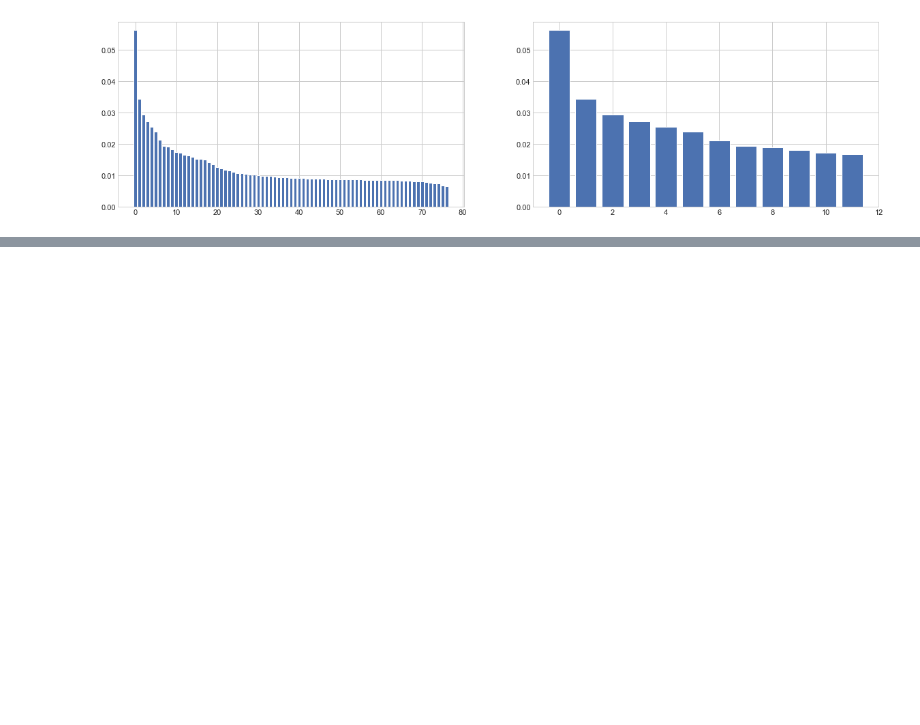
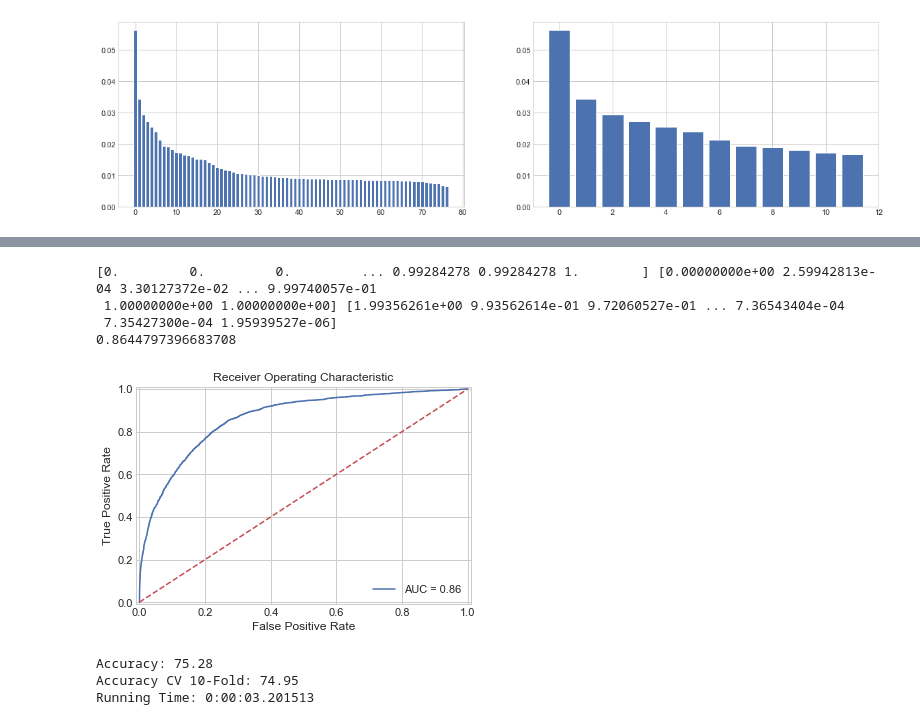
Before and after one commit to clayll/AdvancedDataAnalysis, a Jupyter notebook: docTang/5.人口普查数据集项目实战-收入预测/ll人口收入普查.ipynb, the cells around one changed output, grey strips where cells are left out. Saved outputs shown, nothing was run; the diff lists cells and outputs as text; code cells hidden in the pictures; blank space fills up the shorter version.

```diff
--- a/docTang/5.人口普查数据集项目实战-收入预测/ll人口收入普查.ipynb
+++ b/docTang/5.人口普查数据集项目实战-收入预测/ll人口收入普查.ipynb
@@ -700,0 +883,24 @@ plt.bar(range(0,fit2.explained_variance_ratio_.size),fit2.explained_variance_rat
+# %%
+# 返回结果
+def fit_ml_algo(algo, X_train, y_train, X_test, cv):
+    # One Pass
+    model = algo.fit(X_train, y_train)
+    test_pred = model.predict(X_test)
+    if (isinstance(algo, (LogisticRegression,
+                          KNeighborsClassifier,
+                          GaussianNB,
+                          DecisionTreeClassifier,
+                          RandomForestClassifier,
+                          GradientBoostingClassifier))):
+        probs = model.predict_proba(X_test)[:,1]
+    else:
+        probs = "Not Available"
+    acc = round(model.score(X_test, y_test) * 100, 2)
+    # CV
+    train_pred = model_selection.cross_val_predict(algo,
+                                                  X_train,
+                                                  y_train,
+                                                  cv=cv,
+                                                  n_jobs = -1)
+    acc_cv = round(metrics.accuracy_score(y_train, train_pred) * 100, 2)
+    return train_pred, test_pred, acc, acc_cv, probs
@@ -700,0 +963,13 @@ plt.bar(range(0,fit2.explained_variance_ratio_.size),fit2.explained_variance_rat
+# %%
+# Logistic Regression
+import datetime
+start_time = time.time()
+train_pred_log, test_pred_log, acc_log, acc_cv_log, probs_log = fit_ml_algo(LogisticRegression(n_jobs = -1),
+                                                                 X_train,
+                                                                 y_train,
+                                                                 X_test,
+                                                                 10)
+log_time = (time.time() - start_time)
+print("Accuracy: %s" % acc_log)
+print("Accuracy CV 10-Fold: %s" % acc_cv_log)
+print("Running Time: %s" % datetime.timedelta(seconds=log_time))
@@ -700,0 +1002,25 @@ plt.bar(range(0,fit2.explained_variance_ratio_.size),fit2.explained_variance_rat
+# %%
+plot_roc_curve(y_test, probs_log)
+# %% [output]
+[0.         0.         0.         ... 0.99284278 0.99284278 1.        ] [0.00000000e+00 2.59942813e-04 3.30127372e-02 ... 9.99740057e-01
+ 1.00000000e+00 1.00000000e+00] [1.99356261e+00 9.93562614e-01 9.72060527e-01 ... 7.36543404e-04
+ 7.35427300e-04 1.95939527e-06]
+0.8644797396683708
+[figure, added]
+# %%
+# k-Nearest Neighbors
+start_time = time.time()
+train_pred_knn, test_pred_knn, acc_knn, acc_cv_knn, probs_knn = fit_ml_algo(KNeighborsClassifier(n_neighbors = 3,
+                                                                                                 n_jobs = -1),
+                                                                                                 X_train,
+                                                                                                 y_train,
+                                                                                                 X_test,
+                                                                                                 10)
+knn_time = (time.time() - start_time)
+print("Accuracy: %s" % acc_knn)
+print("Accuracy CV 10-Fold: %s" % acc_cv_knn)
+print("Running Time: %s" % datetime.timedelta(seconds=knn_time))
+# %% [output]
+Accuracy: 75.28
+Accuracy CV 10-Fold: 74.95
+Running Time: 0:00:03.201513
```
Also changed, not shown: parts of 46 cells of this notebook, 1 other file.
